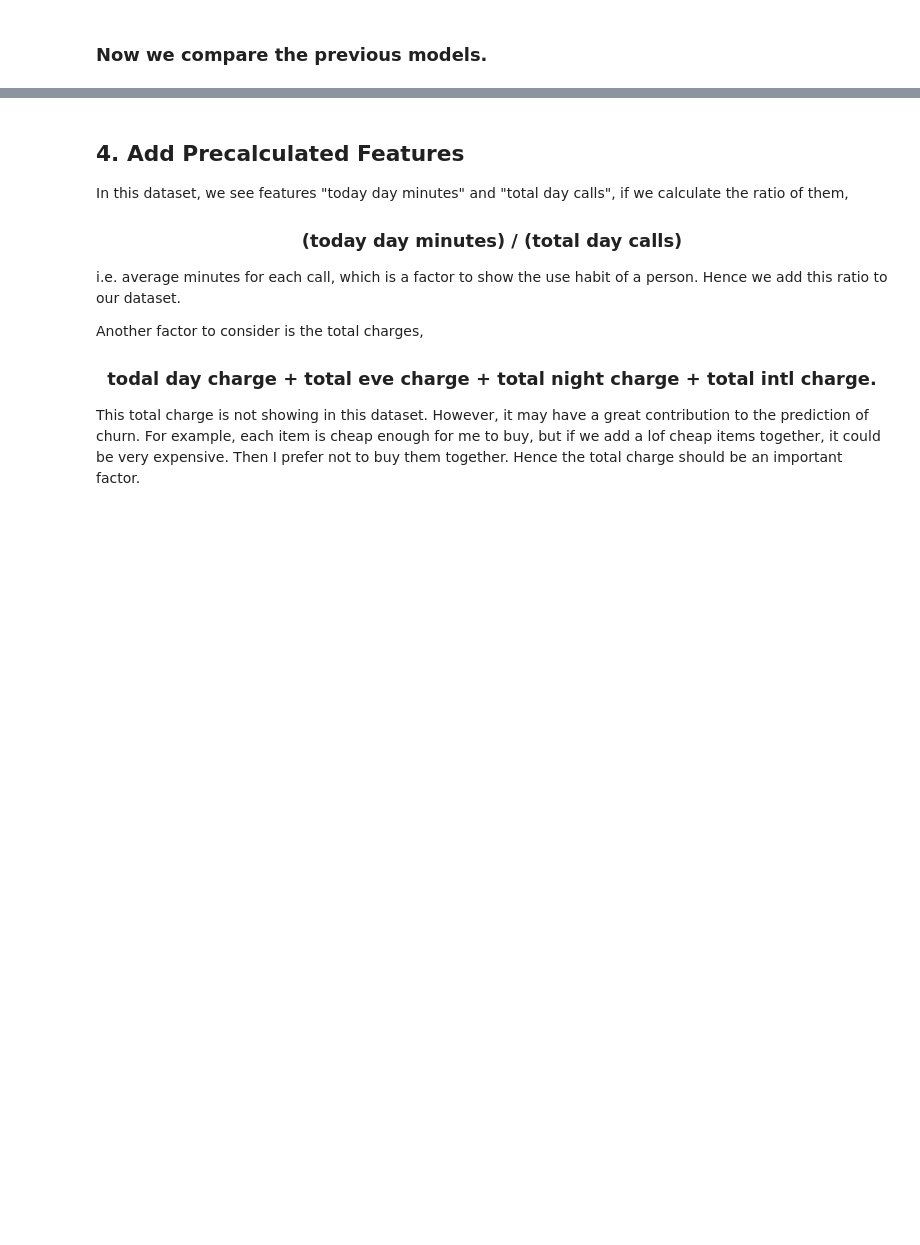
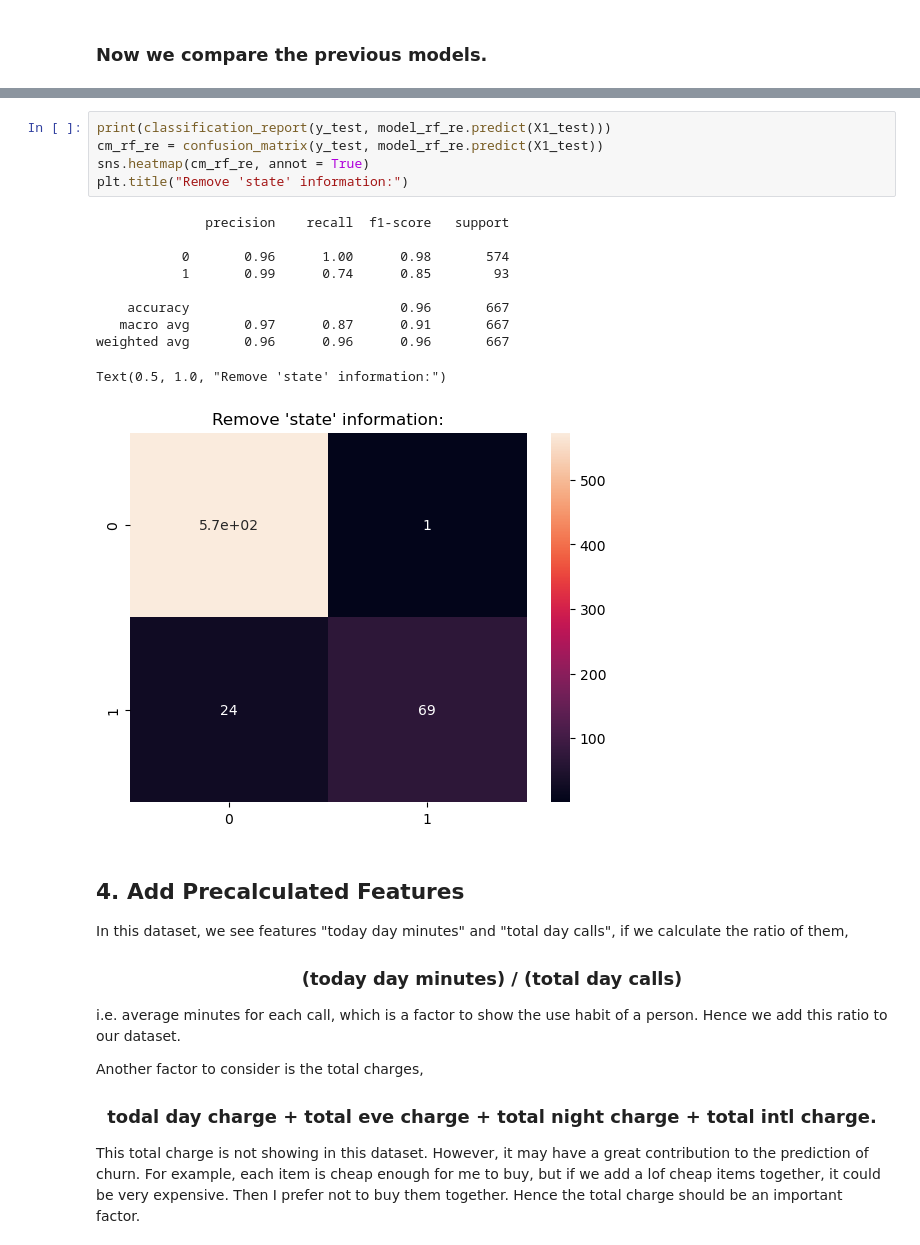
Before and after one commit to xianchangmeng/Predict-Customer-Churn, a Jupyter notebook: Improve predictions on customer churn.ipynb, the cells around one changed output, grey strips where cells are left out. Cells and saved outputs as stored; diff of their text form; blank space fills up the shorter version.

```diff
--- a/Improve predictions on customer churn.ipynb
+++ b/Improve predictions on customer churn.ipynb
@@ -454,3 +465,19 @@ plt.show()
+# %%
+print(classification_report(y_test, model_rf_re.predict(X1_test)))
+cm_rf_re = confusion_matrix(y_test, model_rf_re.predict(X1_test))
+sns.heatmap(cm_rf_re, annot = True)
+plt.title("Remove 'state' information:")
+# %% [output]
+              precision    recall  f1-score   support
+
+           0       0.96      1.00      0.98       574
+           1       0.99      0.74      0.85        93
+
+    accuracy                           0.96       667
+   macro avg       0.97      0.87      0.91       667
+weighted avg       0.96      0.96      0.96       667
+Text(0.5, 1.0, "Remove 'state' information:")
+[figure, added]
 # %% [markdown]
 <a id='sec4'></a>
 ## 4. Add Precalculated Features
```
Also changed, not shown: parts of 50 cells of this notebook.
